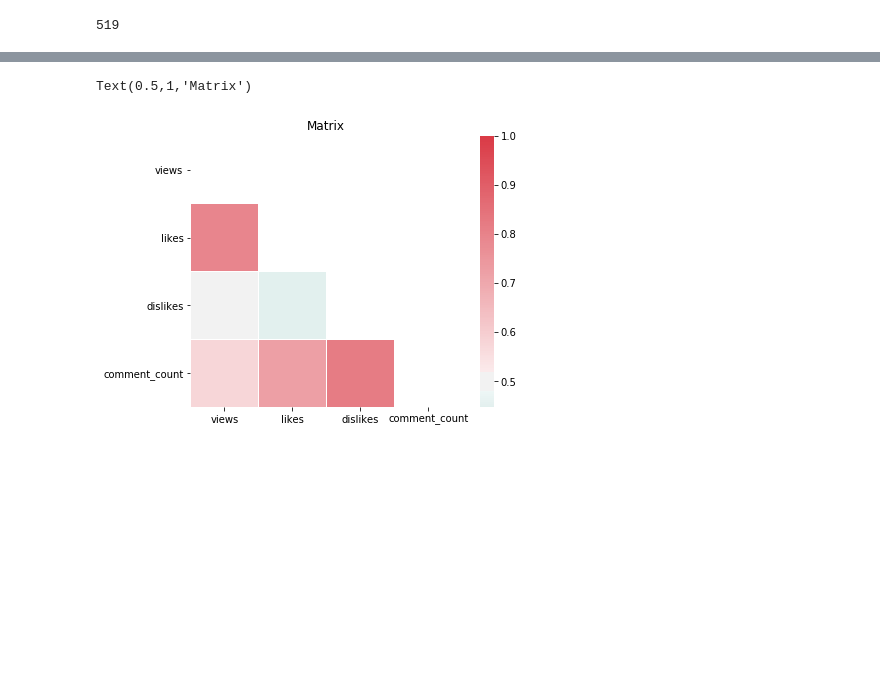
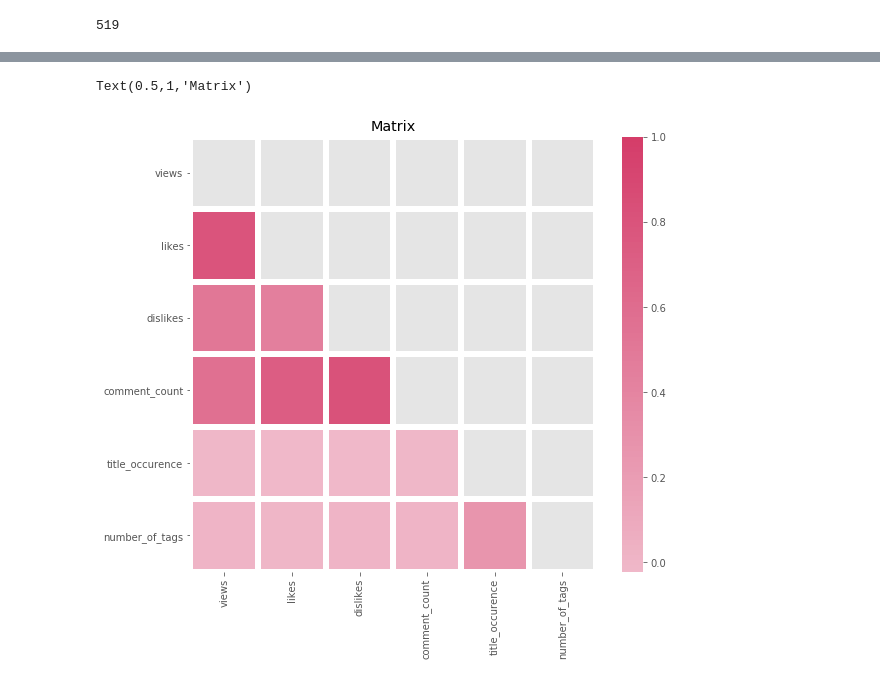
Before and after one commit to JoepStraatman/JoepTube, a Jupyter notebook: JoepTubeTestGoed.ipynb, the cells around one changed output, grey strips where cells are left out. Saved outputs shown, nothing was run; the diff lists cells and outputs as text; code cells hidden in the pictures; blank space fills up the shorter version.

```diff
--- a/JoepTubeTestGoed.ipynb
+++ b/JoepTubeTestGoed.ipynb
@@ -109,0 +113,13 @@ df.head()
+# %%
+import matplotlib.pyplot as plt
+x = df['number_of_tags'].tolist()
+y = df['time_to_trending'].tolist()
+plt.style.use('ggplot')
+plt.scatter(x, y, s=10)
+z = np.polyfit(x, y, 1)
+p = np.poly1d(z)
+plt.plot(x,p(x),"b--")
+
+plt.show()
+
+df['number_of_tags'].corr(df['time_to_trending'])
@@ -112,10 +131,11 @@ df.head()
 import matplotlib.pyplot as plt
 x = df['number_of_tags'].tolist()
 y = df['title_occurence'].tolist()
-plt.scatter(x, y, s=0.1)
+plt.style.use('ggplot')
+plt.scatter(x, y, s=5)
 z = np.polyfit(x, y, 1)
 p = np.poly1d(z)
-plt.plot(x,p(x),"r--")
+plt.plot(x,p(x),"b--")
 
 plt.show()
 
@@ -125 +145,16 @@ df['number_of_tags'].corr(df['title_occurence'])
 0.26731323888149722
+# %%
+#average tag length vs title occurence
+#df.plot(y="number_of_tags", x=["title_occurence"], kind="scatter")
+import matplotlib.pyplot as plt
+x = df['average_tag_length'].tolist()
+y = df['title_occurence'].tolist()
+plt.style.use('ggplot')
+plt.scatter(x, y, s=1)
+z = np.polyfit(x, y, 1)
+p = np.poly1d(z)
+plt.plot(x,p(x),"b--")
+
+plt.show()
+
+df['average_tag_length'].corr(df['title_occurence'])
@@ -143,21 +181,21 @@ plt.axis('off')
 # %%
 import matplotlib.gridspec as gridspec
-matrix_corr = us_videos.loc[:,['views', 'likes', 'dislikes', 'comment_count']].corr()
+matrix_corr = df.loc[:,['views', 'likes', 'dislikes', 'comment_count', 'title_occurence','number_of_tags']].corr()
 
 
 masking = np.zeros_like(matrix_corr, dtype=np.bool)
 masking[np.triu_indices_from(masking)] = True
 
-fig = plt.figure(figsize=(14, 5))
-grid_spec = gridspec.GridSpec(1, 2, width_ratios=[1,1])
-cmap = sns.diverging_palette(180, 10, as_cmap=True)
+fig = plt.figure(figsize=(20, 8))
+grid_spec = gridspec.GridSpec(1, 2, width_ratios=[5,5])
+cmap = sns.diverging_palette(0, 0, as_cmap=True)
 
 
 correlation_fig = plt.subplot(grid_spec[0,0])
-correlation_fig = sns.heatmap(matrix_corr, cmap=cmap, center=0.5,
-            square=True, linewidths=.5, mask=masking)
+correlation_fig = sns.heatmap(matrix_corr, cmap=cmap, center=-0.5,
+            linewidths=5, mask=masking)
 
 correlation_fig.set_title('Matrix')
 # %% [output]
 Text(0.5,1,'Matrix')
-[figure, old version]
+[figure, new version]
```
Also changed, not shown: parts of 12 cells of this notebook.
